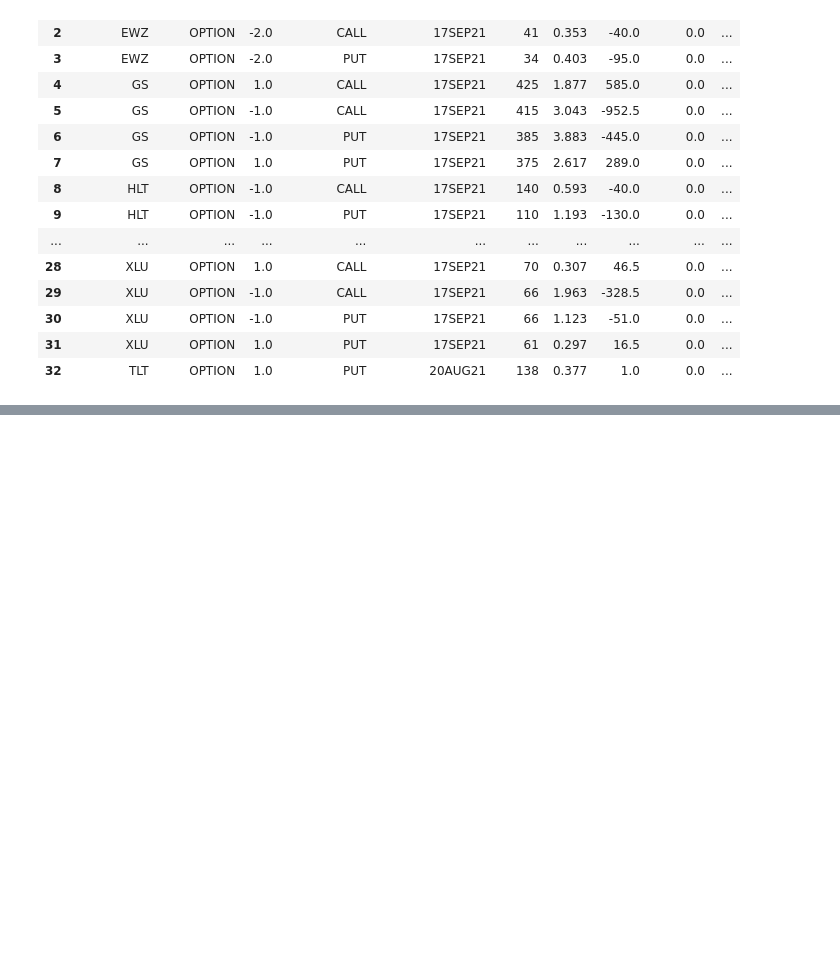
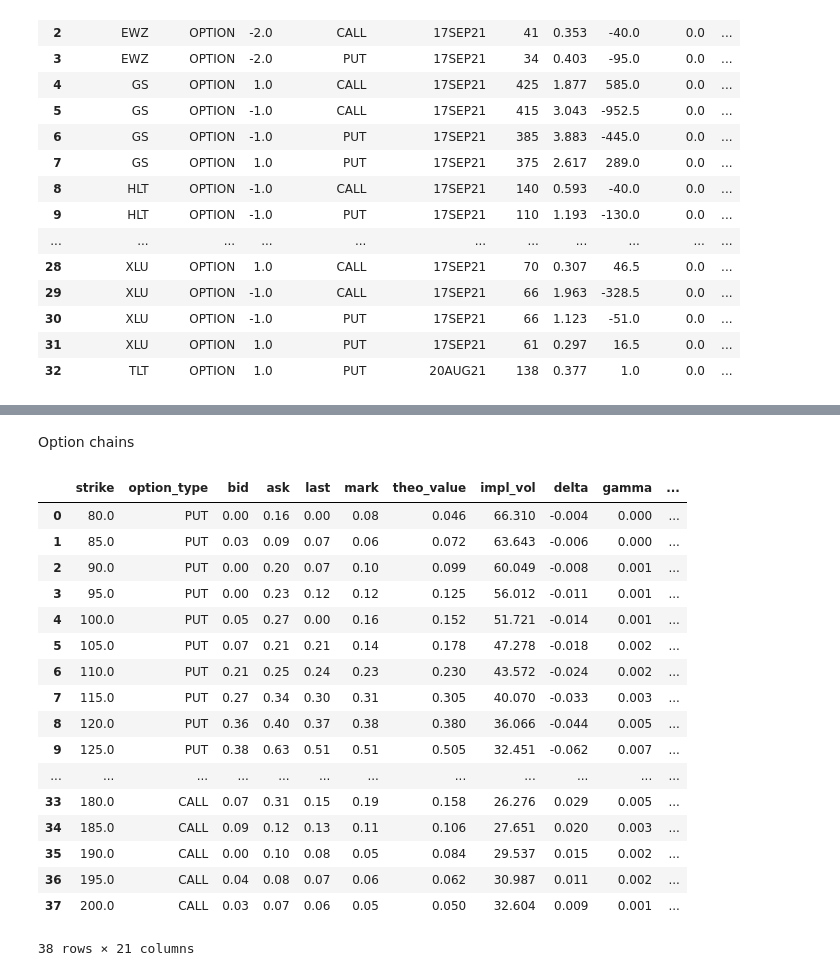
Before and after one commit to ggardiakos/earnings, a Jupyter notebook: examples.ipynb, the cells around one changed output, grey strips where cells are left out. Drawn from its saved outputs; the diff is of its cells as text; code cells hidden in the pictures; blank space fills up the shorter version.

```diff
--- a/examples.ipynb
+++ b/examples.ipynb
@@ -69,0 +87,23 @@ Exception: Please set required env. variables ( FINVIZ_EMAIL , FINVIZ_PASSWORD )
+# %% [markdown]
+Option chains
+# %%
+OptionChain('AAPL').build(dte=45, in_the_money=False)  # Build the option chain closest to 45 DTE, OTM options
+# %% [output]
+|  | strike | option_type | bid | ask | last | mark | theo_value | impl_vol | delta | gamma | ... |
+| 0 | 80.0 | PUT | 0.00 | 0.16 | 0.00 | 0.08 | 0.046 | 66.310 | -0.004 | 0.000 | ... |
+| 1 | 85.0 | PUT | 0.03 | 0.09 | 0.07 | 0.06 | 0.072 | 63.643 | -0.006 | 0.000 | ... |
+| 2 | 90.0 | PUT | 0.00 | 0.20 | 0.07 | 0.10 | 0.099 | 60.049 | -0.008 | 0.001 | ... |
+| 3 | 95.0 | PUT | 0.00 | 0.23 | 0.12 | 0.12 | 0.125 | 56.012 | -0.011 | 0.001 | ... |
+| 4 | 100.0 | PUT | 0.05 | 0.27 | 0.00 | 0.16 | 0.152 | 51.721 | -0.014 | 0.001 | ... |
+| 5 | 105.0 | PUT | 0.07 | 0.21 | 0.21 | 0.14 | 0.178 | 47.278 | -0.018 | 0.002 | ... |
+| 6 | 110.0 | PUT | 0.21 | 0.25 | 0.24 | 0.23 | 0.230 | 43.572 | -0.024 | 0.002 | ... |
+| 7 | 115.0 | PUT | 0.27 | 0.34 | 0.30 | 0.31 | 0.305 | 40.070 | -0.033 | 0.003 | ... |
+| 8 | 120.0 | PUT | 0.36 | 0.40 | 0.37 | 0.38 | 0.380 | 36.066 | -0.044 | 0.005 | ... |
+| 9 | 125.0 | PUT | 0.38 | 0.63 | 0.51 | 0.51 | 0.505 | 32.451 | -0.062 | 0.007 | ... |
+| ... | ... | ... | ... | ... | ... | ... | ... | ... | ... | ... | ... |
+| 33 | 180.0 | CALL | 0.07 | 0.31 | 0.15 | 0.19 | 0.158 | 26.276 | 0.029 | 0.005 | ... |
+| 34 | 185.0 | CALL | 0.09 | 0.12 | 0.13 | 0.11 | 0.106 | 27.651 | 0.020 | 0.003 | ... |
+| 35 | 190.0 | CALL | 0.00 | 0.10 | 0.08 | 0.05 | 0.084 | 29.537 | 0.015 | 0.002 | ... |
+| 36 | 195.0 | CALL | 0.04 | 0.08 | 0.07 | 0.06 | 0.062 | 30.987 | 0.011 | 0.002 | ... |
+| 37 | 200.0 | CALL | 0.03 | 0.07 | 0.06 | 0.05 | 0.050 | 32.604 | 0.009 | 0.001 | ... |
+38 rows × 21 columns
```
Also changed, not shown: parts of 8 cells of this notebook.
